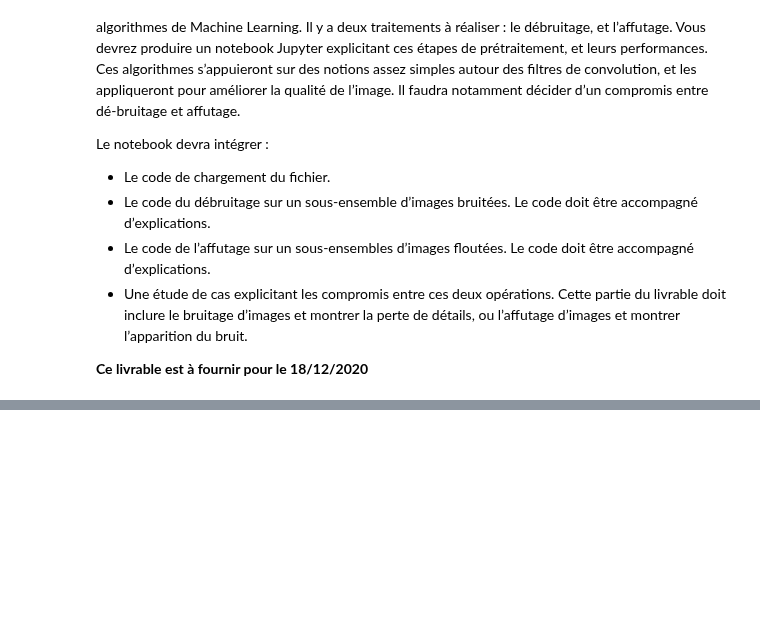
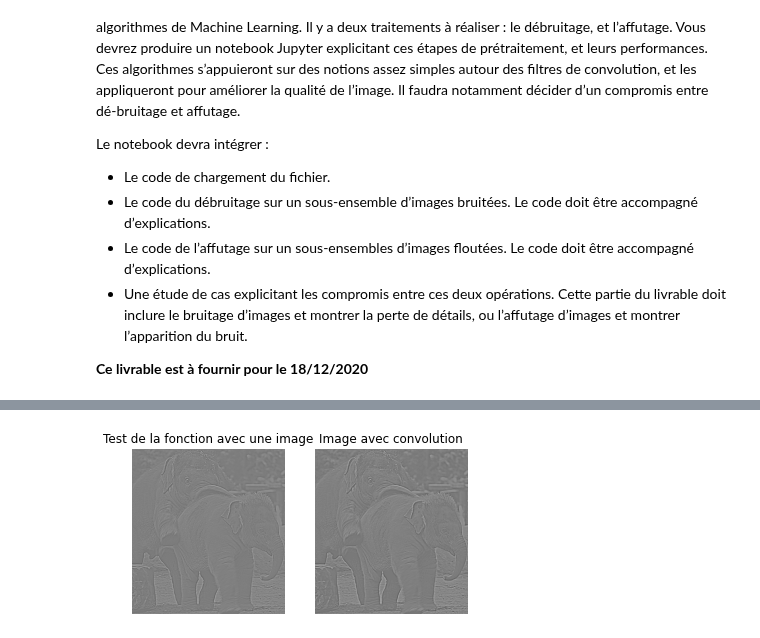
Before and after one commit to TheoVanengelandt/Image_processing_and_ML, a Jupyter notebook: Livrable projet data science.ipynb, the cells around one changed output, grey strips where cells are left out. Cells and saved outputs as stored; diff of their text form; code cells hidden in the pictures; blank space fills up the shorter version.

```diff
--- a/Livrable projet data science.ipynb
+++ b/Livrable projet data science.ipynb
@@ -18,0 +54,27 @@ Le notebook devra intégrer :
+# %%
+from scipy import ndimage
+
+def remove_blurry(image):
+    alpha = 60
+    filter_blurred_f = ndimage.gaussian_filter(image, sigma=1)
+    return image + alpha * (image - filter_blurred_f)
+
+# Test de la fonction avec une image
+image_test_defloutee = remove_blurry(grey_img)
+
+# Image avec convolution
+image_test_defloutee_with_convol = add_covolution(remove_blurry(grey_img), sharpning_filter)
+
+plt.subplot(121)
+plt.imshow(image_test_defloutee, cmap=plt.cm.gray)
+plt.axis('off')
+plt.title("Test de la fonction avec une image")
+
+plt.subplot(122)
+plt.imshow(image_test_defloutee_with_convol, cmap=plt.cm.gray)
+plt.axis('off')
+plt.title("Image avec convolution")
+
+plt.show()
+# %% [output]
+[figure, added]
```
Also changed, not shown: parts of 3 cells of this notebook.
